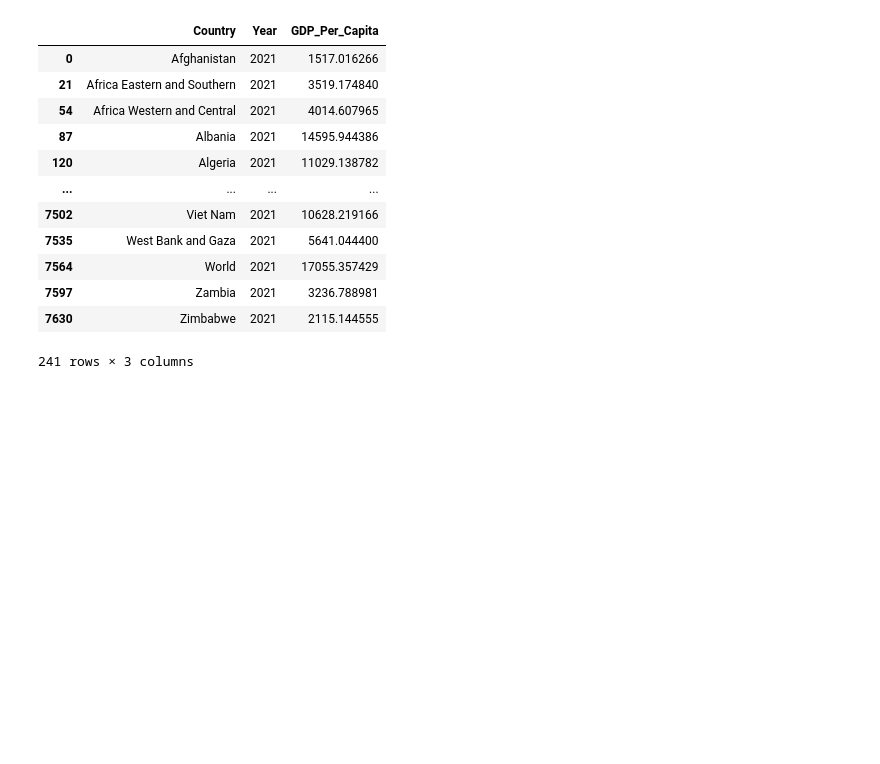
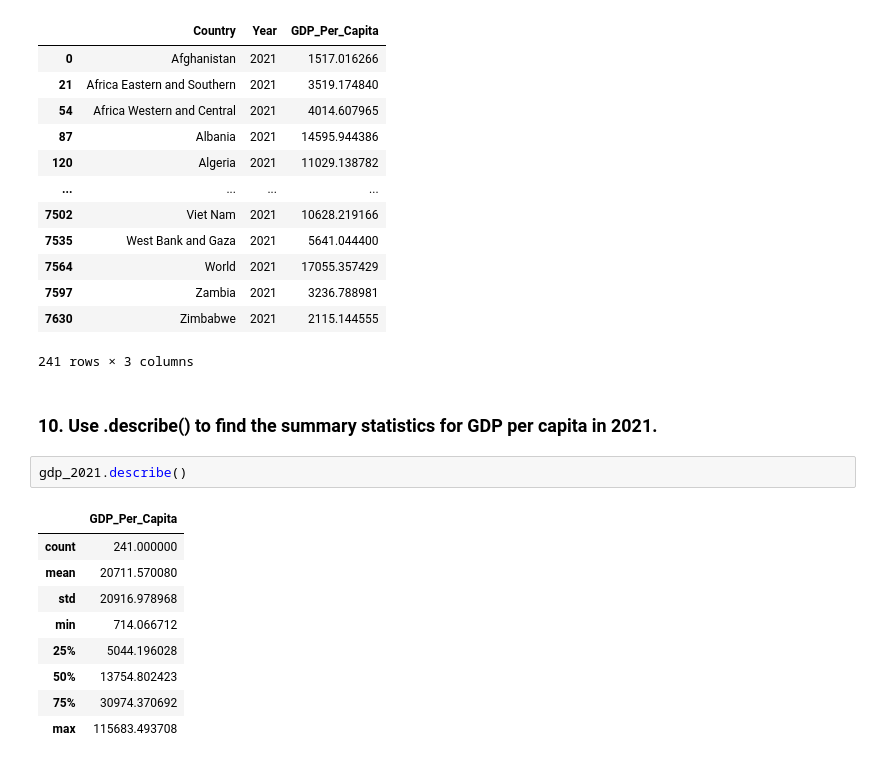
Before and after one commit to nss-data-science-cohort-8/un-exploration-catdgomez, a Jupyter notebook: notebooks/UN_Data_Exploration.ipynb, the cells around one changed output. Cells and saved outputs as stored; diff of their text form; blank space fills up the shorter version.

```diff
--- a/notebooks/UN_Data_Exploration.ipynb
+++ b/notebooks/UN_Data_Exploration.ipynb
@@ -295,3 +295,17 @@ gdp_2021
 | 7597 | Zambia | 2021 | 3236.788981 |
 | 7630 | Zimbabwe | 2021 | 2115.144555 |
 241 rows × 3 columns
+# %% [markdown]
+### 10. Use .describe() to find the summary statistics for GDP per capita in 2021.
+# %%
+gdp_2021.describe()
+# %% [output]
+|  | GDP_Per_Capita |
+| count | 241.000000 |
+| mean | 20711.570080 |
+| std | 20916.978968 |
+| min | 714.066712 |
+| 25% | 5044.196028 |
+| 50% | 13754.802423 |
+| 75% | 30974.370692 |
+| max | 115683.493708 |
```
Also changed, not shown: parts of 3 cells of this notebook.
